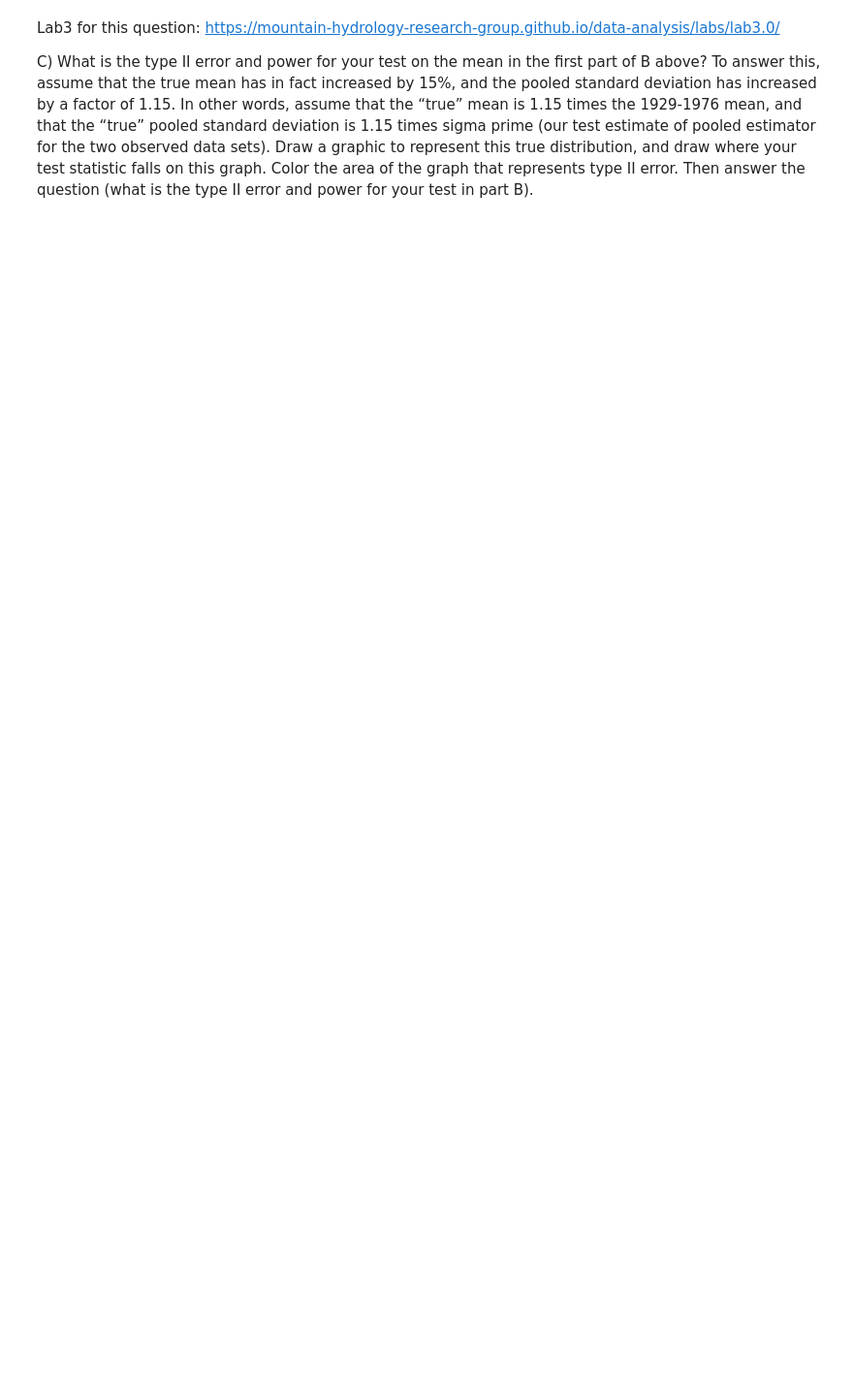
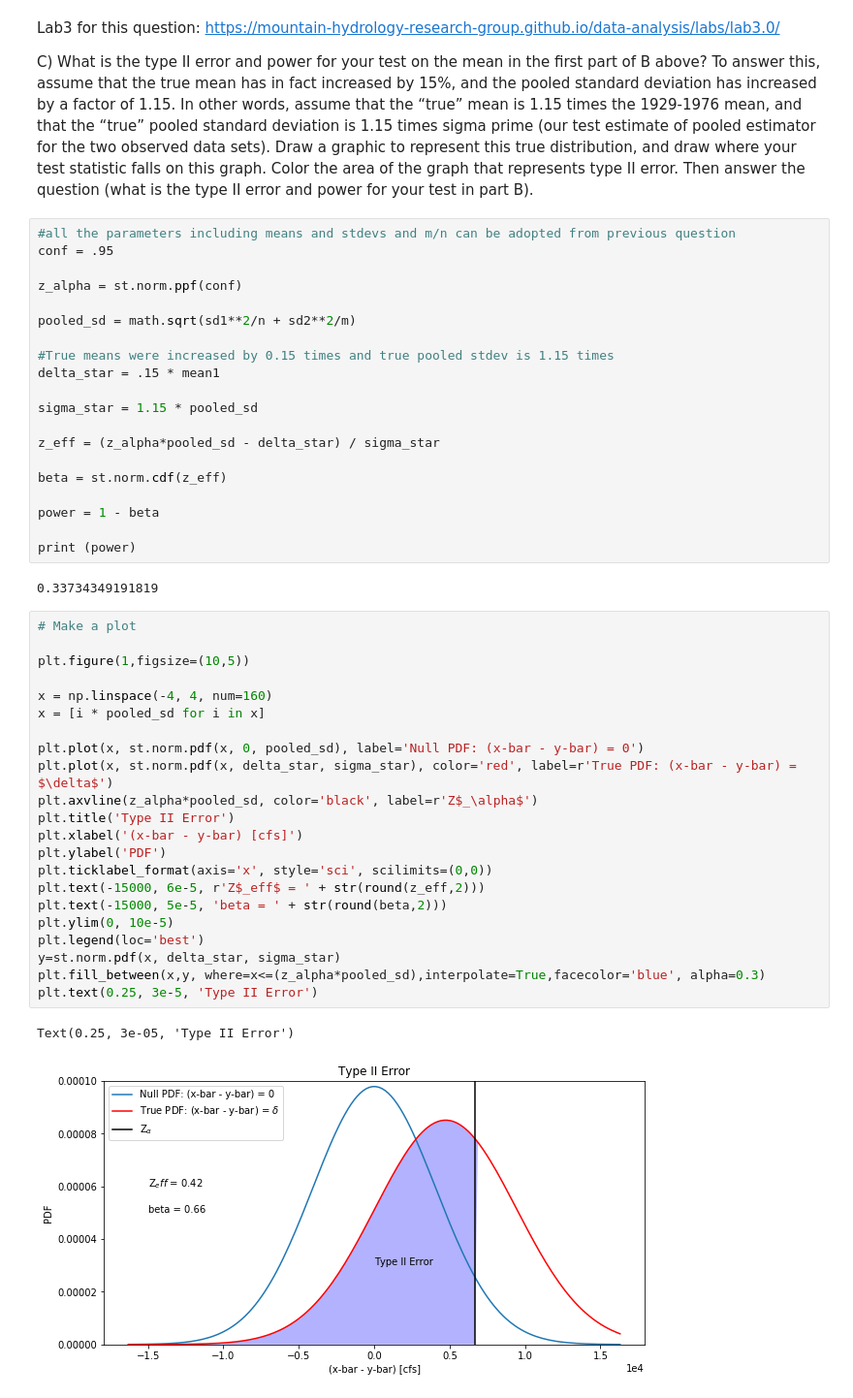
Before and after one commit to AzusaSayuri/UW-Data-analysis, a Jupyter notebook: HW2/HW2.ipynb, the cells around one changed output. Shown at 97% size. Saved outputs shown, nothing was run; the diff lists cells and outputs as text; blank space fills up the shorter version.

```diff
--- a/HW2/HW2.ipynb
+++ b/HW2/HW2.ipynb
@@ -260,3 +263,50 @@ plt.legend(loc='best')
 Lab3 for this question: https://mountain-hydrology-research-group.github.io/data-analysis/labs/lab3.0/
 
 C) What is the type II error and power for your test on the mean in the first part of B above? To answer this, assume that the true mean has in fact increased by 15%, and the pooled standard deviation has increased by a factor of 1.15. In other words, assume that the “true” mean is 1.15 times the 1929-1976 mean, and that the “true” pooled standard deviation is 1.15 times sigma prime (our test estimate of pooled estimator for the two observed data sets). Draw a graphic to represent this true distribution, and draw where your test statistic falls on this graph. Color the area of the graph that represents type II error. Then answer the question (what is the type II error and power for your test in part B).
+# %%
+#all the parameters including means and stdevs and m/n can be adopted from previous question
+conf = .95
+
+z_alpha = st.norm.ppf(conf)
+
+pooled_sd = math.sqrt(sd1**2/n + sd2**2/m)
+
+#True means were increased by 0.15 times and true pooled stdev is 1.15 times
+delta_star = .15 * mean1
+
+sigma_star = 1.15 * pooled_sd
+
+z_eff = (z_alpha*pooled_sd - delta_star) / sigma_star
+
+beta = st.norm.cdf(z_eff)
+
+power = 1 - beta
+
+print (power)
+# %% [output]
+0.33734349191819
+# %%
+# Make a plot
+
+plt.figure(1,figsize=(10,5))
+
+x = np.linspace(-4, 4, num=160)
+x = [i * pooled_sd for i in x]
+
+plt.plot(x, st.norm.pdf(x, 0, pooled_sd), label='Null PDF: (x-bar - y-bar) = 0')
+plt.plot(x, st.norm.pdf(x, delta_star, sigma_star), color='red', label=r'True PDF: (x-bar - y-bar) = $\delta$')
+plt.axvline(z_alpha*pooled_sd, color='black', label=r'Z$_\alpha$')
+plt.title('Type II Error')
+plt.xlabel('(x-bar - y-bar) [cfs]')
+plt.ylabel('PDF')
+plt.ticklabel_format(axis='x', style='sci', scilimits=(0,0))
+plt.text(-15000, 6e-5, r'Z$_eff$ = ' + str(round(z_eff,2)))
+plt.text(-15000, 5e-5, 'beta = ' + str(round(beta,2)))
+plt.ylim(0, 10e-5)
+plt.legend(loc='best')
+y=st.norm.pdf(x, delta_star, sigma_star)
+plt.fill_between(x,y, where=x<=(z_alpha*pooled_sd),interpolate=True,facecolor='blue', alpha=0.3)
+plt.text(0.25, 3e-5, 'Type II Error')
+# %% [output]
+Text(0.25, 3e-05, 'Type II Error')
+[figure, added]
```
Also changed, not shown: parts of 6 cells of this notebook.
